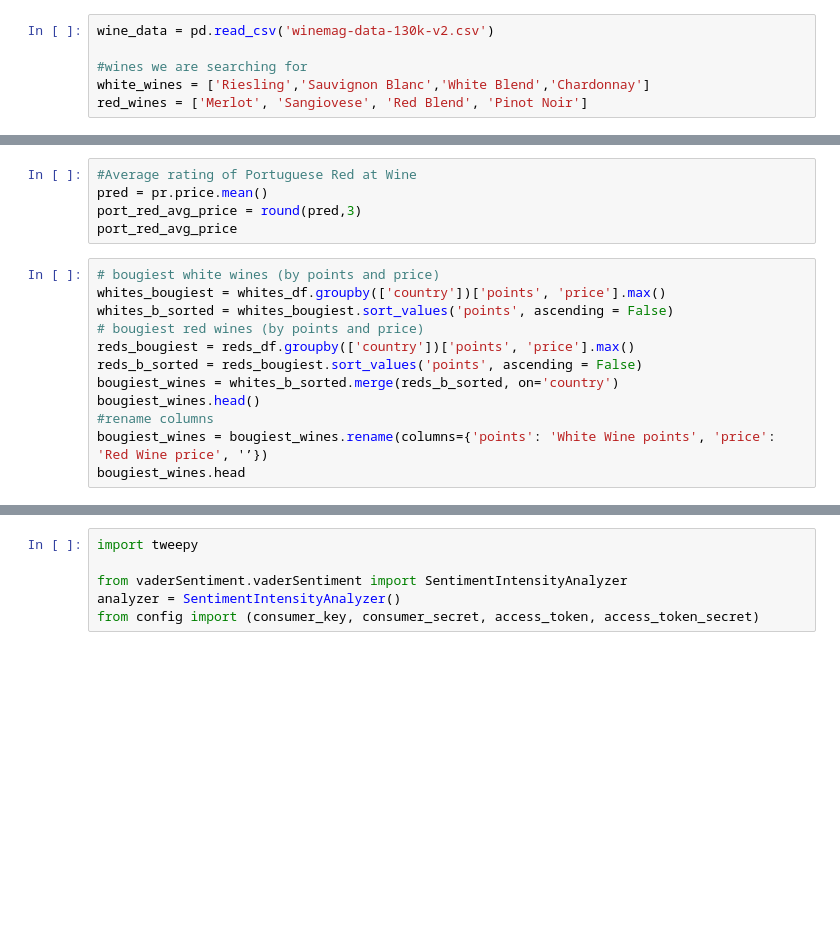
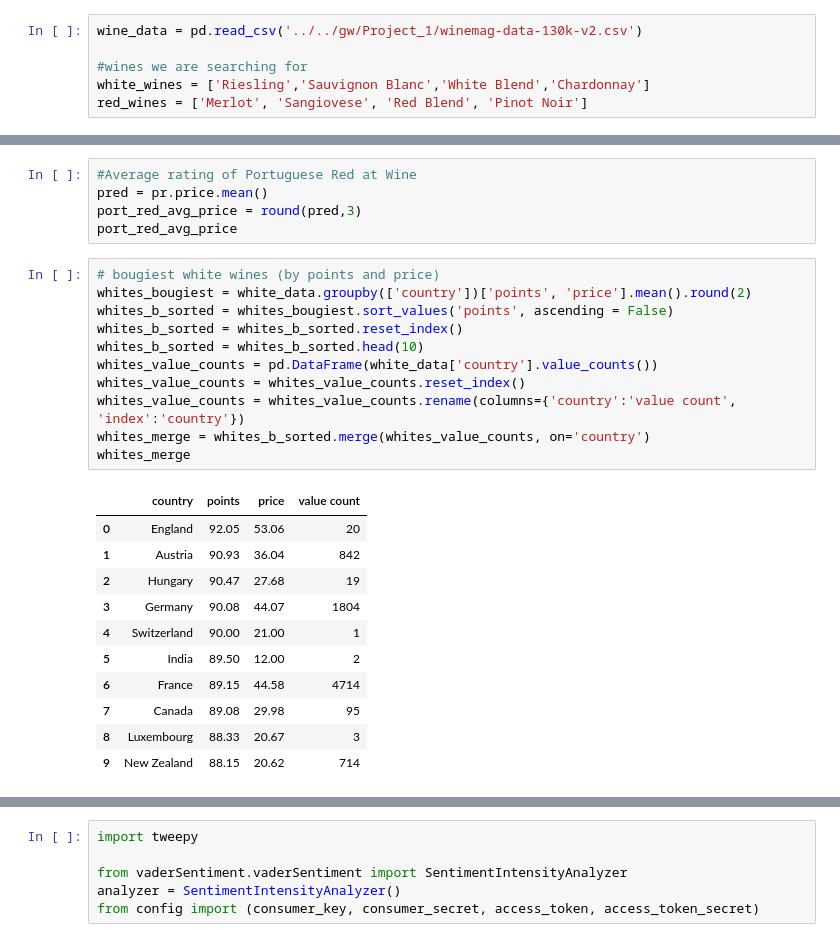
Before and after one commit to ENGRMike/GWProjectOne, a Jupyter notebook: MAIN.ipynb, the cells around one changed output, grey strips where cells are left out. Drawn from its saved outputs; the diff is of its cells as text; blank space fills up the shorter version.

Commit message:
bougiest code edits

```diff
--- a/MAIN.ipynb
+++ b/MAIN.ipynb
@@ -5,7 +5,7 @@ import pandas as pd
 import seaborn as sns
 import matplotlib.pyplot as plt
 # %%
-wine_data = pd.read_csv('winemag-data-130k-v2.csv')
+wine_data = pd.read_csv('../../gw/Project_1/winemag-data-130k-v2.csv')
 
 #wines we are searching for
 white_wines = ['Riesling','Sauvignon Blanc','White Blend','Chardonnay']
@@ -105,15 +139,26 @@ port_red
 pred = pr.price.mean()
 port_red_avg_price = round(pred,3)
 port_red_avg_price
-# %%
-# bougiest white wines (by points and price)
-whites_bougiest = whites_df.groupby(['country'])['points', 'price'].max()
-whites_b_sorted = whites_bougiest.sort_values('points', ascending = False)
-# bougiest red wines (by points and price)
-reds_bougiest = reds_df.groupby(['country'])['points', 'price'].max()
-reds_b_sorted = reds_bougiest.sort_values('points', ascending = False)
-bougiest_wines = whites_b_sorted.merge(reds_b_sorted, on='country')
-bougiest_wines.head()
-#rename columns
-bougiest_wines = bougiest_wines.rename(columns={'points': 'White Wine points', 'price': 'Red Wine price', '’})
-bougiest_wines.head
+# %%
+# bougiest white wines (by points and price)
+whites_bougiest = white_data.groupby(['country'])['points', 'price'].mean().round(2)
+whites_b_sorted = whites_bougiest.sort_values('points', ascending = False)
+whites_b_sorted = whites_b_sorted.reset_index()
+whites_b_sorted = whites_b_sorted.head(10)
+whites_value_counts = pd.DataFrame(white_data['country'].value_counts())
+whites_value_counts = whites_value_counts.reset_index()
+whites_value_counts = whites_value_counts.rename(columns={'country':'value count', 'index':'country'})
+whites_merge = whites_b_sorted.merge(whites_value_counts, on='country')
+whites_merge
+# %% [output]
+|  | country | points | price | value count |
+| 0 | England | 92.05 | 53.06 | 20 |
+| 1 | Austria | 90.93 | 36.04 | 842 |
+| 2 | Hungary | 90.47 | 27.68 | 19 |
+| 3 | Germany | 90.08 | 44.07 | 1804 |
+| 4 | Switzerland | 90.00 | 21.00 | 1 |
+| 5 | India | 89.50 | 12.00 | 2 |
+| 6 | France | 89.15 | 44.58 | 4714 |
+| 7 | Canada | 89.08 | 29.98 | 95 |
+| 8 | Luxembourg | 88.33 | 20.67 | 3 |
+| 9 | New Zealand | 88.15 | 20.62 | 714 |
```
Also changed, not shown: parts of 13 cells of this notebook, 10 other files.
